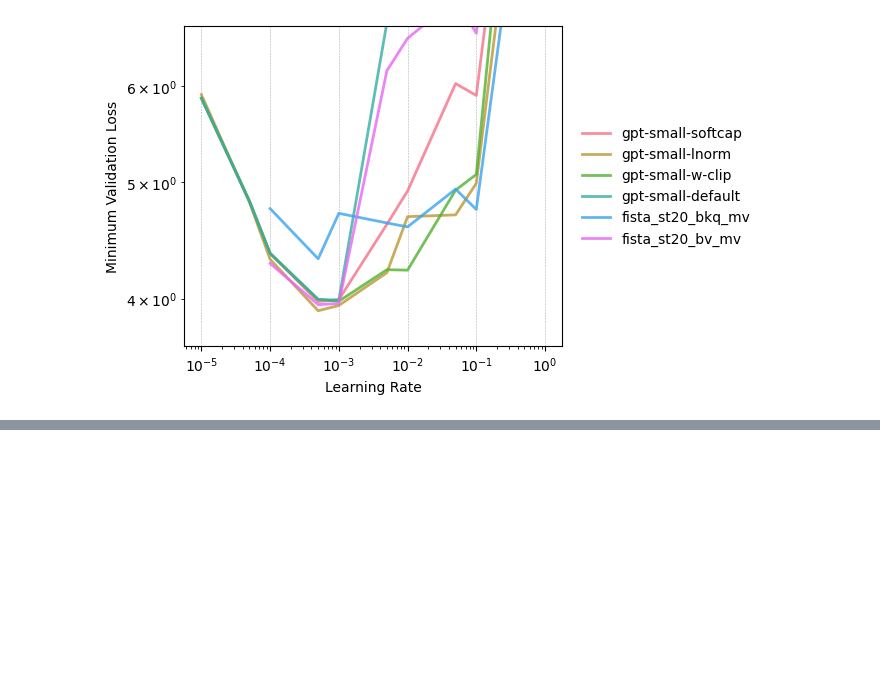
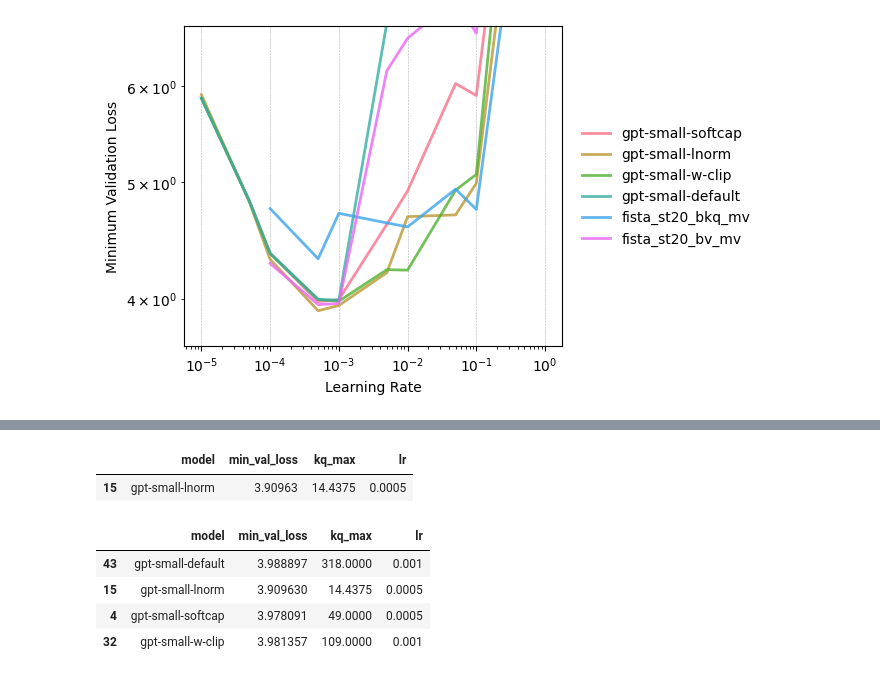
Before and after one commit to gowerrobert/GPT-opt, a Jupyter notebook: sweeps/sweep_lr_baselines.ipynb, the cells around one changed output, grey strips where cells are left out. Saved outputs shown, nothing was run; the diff lists cells and outputs as text; code cells hidden in the pictures; blank space fills up the shorter version.

```diff
--- a/sweeps/sweep_lr_baselines.ipynb
+++ b/sweeps/sweep_lr_baselines.ipynb
@@ -99,0 +132,18 @@ plot_lr_sweep_over_models(df[df["model"].isin(['gpt-small-softcap', 'gpt-small-l
+# %%
+df.loc[df[df["model"].isin(['gpt-small-softcap', 'gpt-small-lnorm', 'gpt-small-w-clip',
+  'gpt-small-default'])]["min_val_loss"].idxmin()].to_frame().T[["model", "min_val_loss", "kq_max", "lr"]]
+# %% [output]
+|  | model | min_val_loss | kq_max | lr |
+| 15 | gpt-small-lnorm | 3.90963 | 14.4375 | 0.0005 |
+# %%
+models = ['gpt-small-softcap', 'gpt-small-lnorm', 'gpt-small-w-clip', 'gpt-small-default']
+
+sub = df[df["model"].isin(models)]
+best_per_model = sub.loc[sub.groupby("model")["min_val_loss"].idxmin(), ["model", "min_val_loss", "kq_max", "lr"]]
+best_per_model
+# %% [output]
+|  | model | min_val_loss | kq_max | lr |
+| 43 | gpt-small-default | 3.988897 | 318.0000 | 0.001 |
+| 15 | gpt-small-lnorm | 3.909630 | 14.4375 | 0.0005 |
+| 4 | gpt-small-softcap | 3.978091 | 49.0000 | 0.0005 |
+| 32 | gpt-small-w-clip | 3.981357 | 109.0000 | 0.001 |
```
Also changed, not shown: parts of 4 cells of this notebook, 11 other files.
